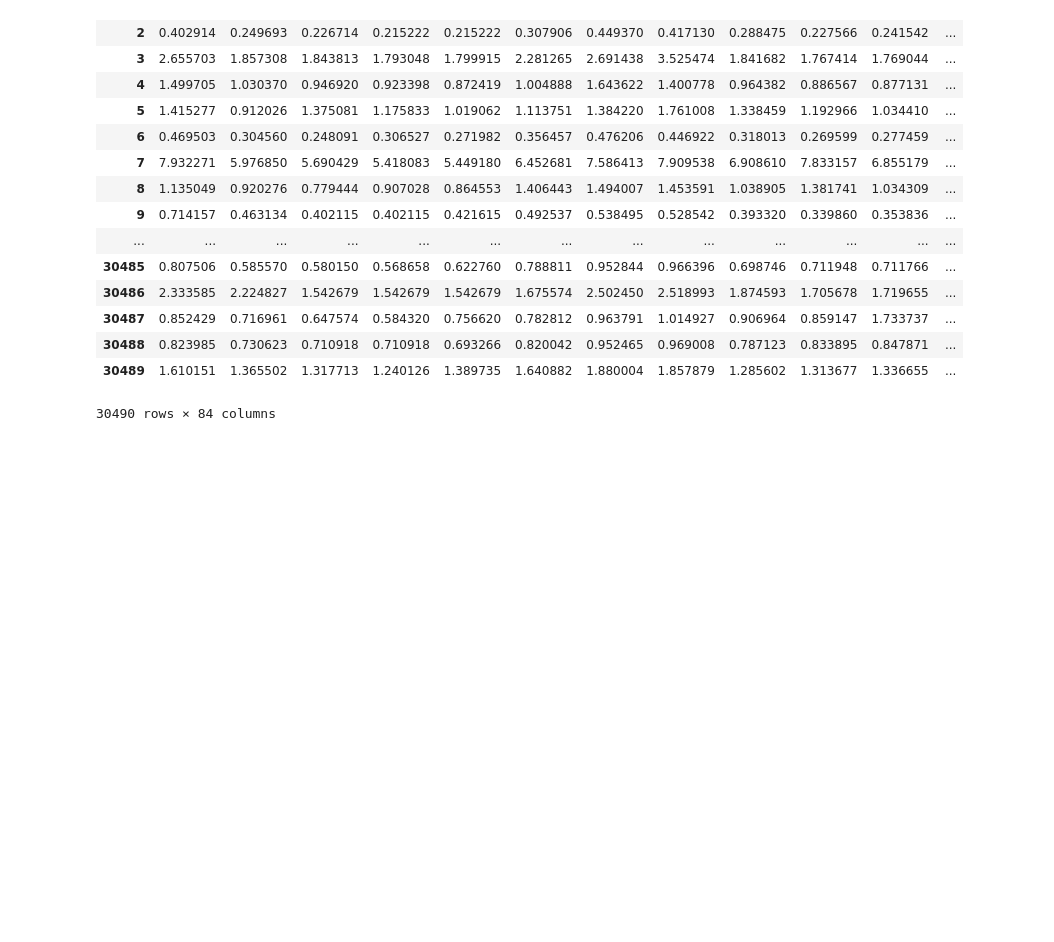
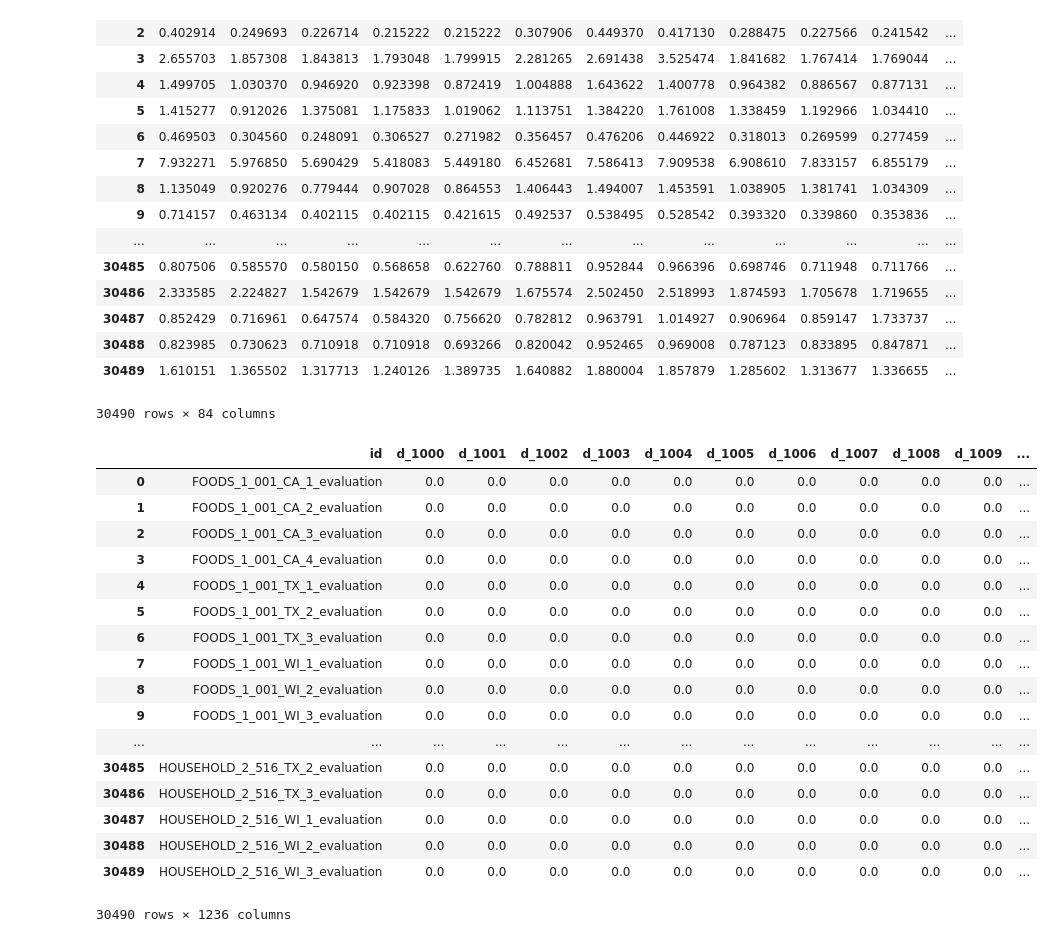
Before and after one commit to MitsuruFujiwara/M5-Forecasting-Accuracy, a Jupyter notebook: src/907_score.ipynb, the cells around one changed output. Saved outputs shown, nothing was run; the diff lists cells and outputs as text; code cells hidden in the pictures; blank space fills up the shorter version.

```diff
--- a/src/907_score.ipynb
+++ b/src/907_score.ipynb
@@ -93,3 +108,27 @@ oof[cols_valid]
 | 30488 | 0.823985 | 0.730623 | 0.710918 | 0.710918 | 0.693266 | 0.820042 | 0.952465 | 0.969008 | 0.787123 | 0.833895 | 0.847871 | ... |
 | 30489 | 1.610151 | 1.365502 | 1.317713 | 1.240126 | 1.389735 | 1.640882 | 1.880004 | 1.857879 | 1.285602 | 1.313677 | 1.336655 | ... |
 30490 rows × 84 columns
+# %%
+oof1 = pd.read_csv('../output/oof_lgbm_cv_28days.csv')
+# %%
+#oof1.columns = ['id','d','oof1']
+oof1
+# %% [output]
+|  | id | d_1000 | d_1001 | d_1002 | d_1003 | d_1004 | d_1005 | d_1006 | d_1007 | d_1008 | d_1009 | ... |
+| 0 | FOODS_1_001_CA_1_evaluation | 0.0 | 0.0 | 0.0 | 0.0 | 0.0 | 0.0 | 0.0 | 0.0 | 0.0 | 0.0 | ... |
+| 1 | FOODS_1_001_CA_2_evaluation | 0.0 | 0.0 | 0.0 | 0.0 | 0.0 | 0.0 | 0.0 | 0.0 | 0.0 | 0.0 | ... |
+| 2 | FOODS_1_001_CA_3_evaluation | 0.0 | 0.0 | 0.0 | 0.0 | 0.0 | 0.0 | 0.0 | 0.0 | 0.0 | 0.0 | ... |
+| 3 | FOODS_1_001_CA_4_evaluation | 0.0 | 0.0 | 0.0 | 0.0 | 0.0 | 0.0 | 0.0 | 0.0 | 0.0 | 0.0 | ... |
+| 4 | FOODS_1_001_TX_1_evaluation | 0.0 | 0.0 | 0.0 | 0.0 | 0.0 | 0.0 | 0.0 | 0.0 | 0.0 | 0.0 | ... |
+| 5 | FOODS_1_001_TX_2_evaluation | 0.0 | 0.0 | 0.0 | 0.0 | 0.0 | 0.0 | 0.0 | 0.0 | 0.0 | 0.0 | ... |
+| 6 | FOODS_1_001_TX_3_evaluation | 0.0 | 0.0 | 0.0 | 0.0 | 0.0 | 0.0 | 0.0 | 0.0 | 0.0 | 0.0 | ... |
+| 7 | FOODS_1_001_WI_1_evaluation | 0.0 | 0.0 | 0.0 | 0.0 | 0.0 | 0.0 | 0.0 | 0.0 | 0.0 | 0.0 | ... |
+| 8 | FOODS_1_001_WI_2_evaluation | 0.0 | 0.0 | 0.0 | 0.0 | 0.0 | 0.0 | 0.0 | 0.0 | 0.0 | 0.0 | ... |
+| 9 | FOODS_1_001_WI_3_evaluation | 0.0 | 0.0 | 0.0 | 0.0 | 0.0 | 0.0 | 0.0 | 0.0 | 0.0 | 0.0 | ... |
+| ... | ... | ... | ... | ... | ... | ... | ... | ... | ... | ... | ... | ... |
+| 30485 | HOUSEHOLD_2_516_TX_2_evaluation | 0.0 | 0.0 | 0.0 | 0.0 | 0.0 | 0.0 | 0.0 | 0.0 | 0.0 | 0.0 | ... |
+| 30486 | HOUSEHOLD_2_516_TX_3_evaluation | 0.0 | 0.0 | 0.0 | 0.0 | 0.0 | 0.0 | 0.0 | 0.0 | 0.0 | 0.0 | ... |
+| 30487 | HOUSEHOLD_2_516_WI_1_evaluation | 0.0 | 0.0 | 0.0 | 0.0 | 0.0 | 0.0 | 0.0 | 0.0 | 0.0 | 0.0 | ... |
+| 30488 | HOUSEHOLD_2_516_WI_2_evaluation | 0.0 | 0.0 | 0.0 | 0.0 | 0.0 | 0.0 | 0.0 | 0.0 | 0.0 | 0.0 | ... |
+| 30489 | HOUSEHOLD_2_516_WI_3_evaluation | 0.0 | 0.0 | 0.0 | 0.0 | 0.0 | 0.0 | 0.0 | 0.0 | 0.0 | 0.0 | ... |
+30490 rows × 1236 columns
```
Also changed, not shown: parts of 23 cells of this notebook, 7 other files.
